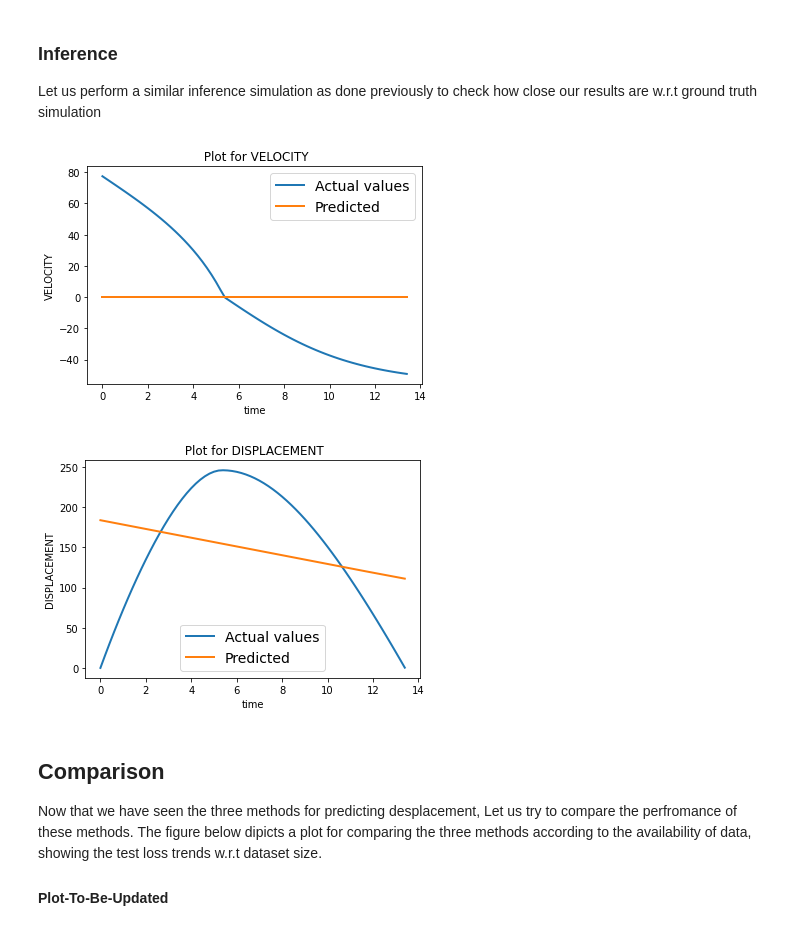
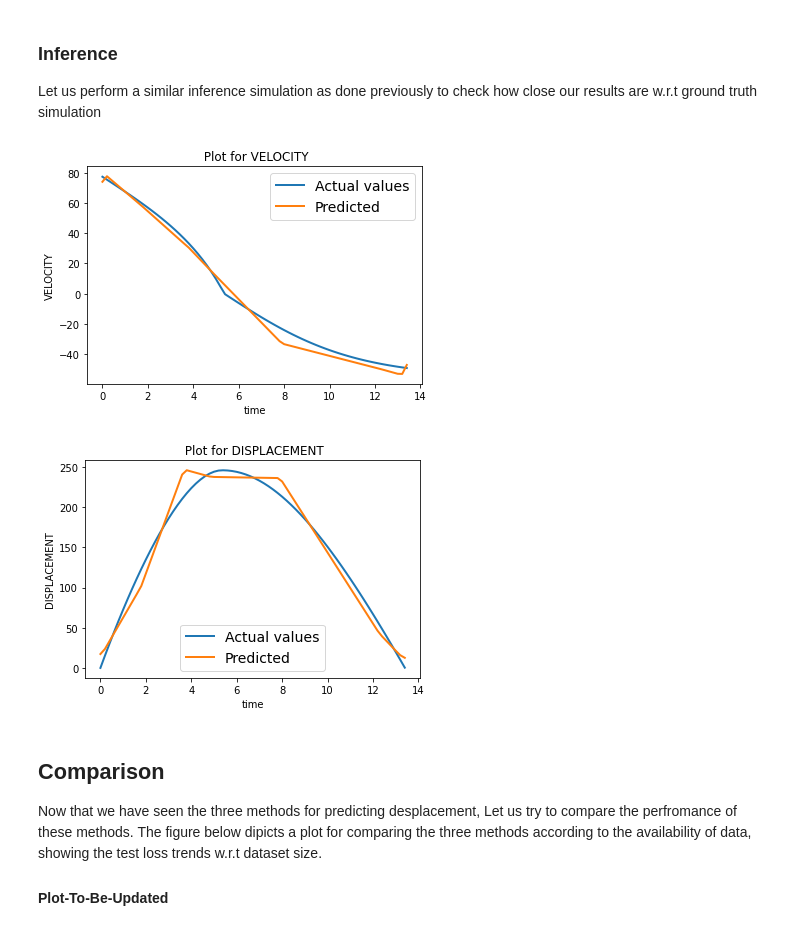
Before and after one commit to srinath2022/physics-based-DL, a Jupyter notebook: AGentleStart.ipynb, the cells around one changed output. Cells and saved outputs as stored; diff of their text form; code cells hidden in the pictures.

```diff
--- a/AGentleStart.ipynb
+++ b/AGentleStart.ipynb
@@ -464,10 +466,15 @@ Let use define a new model and the loss function for this method.
 # %%
+N_DATA_SAMPLES      = 10000
+dataset             = create_data(N_DATA_SAMPLES, 'VELOCITY_DISPLACEMENT', 'AIR_QUADRATIC_DRAG', 20, 120)
+dataset_train       = dataset[:int(N_DATA_SAMPLES*0.8)]
+dataset_test        = dataset[int(N_DATA_SAMPLES*0.8):]
+
 class PhysicsNewtonNet(nn.Module):
   def __init__(self):
     super().__init__()
     self.nn1 = nn.Linear(in_features=2, out_features=16)
     self.nn2 = nn.Linear(in_features=16, out_features=4)
-    self.nn3 = nn.Linear(in_features=4, out_features=1)
+    self.nn3 = nn.Linear(in_features=4, out_features=2)
     self.relu = nn.ReLU()
 
   def forward(self, x):
@@ -484,23 +491,26 @@ class SupervisedPlusPhysicsBasedLoss(nn.Module):
     self.gamma = gamma
 
   def forward(self, Y_predicted, Y_actual, X):
-    s_predicted = Y_predicted[:, :, 0]
+    v_predicted = Y_predicted[:, :, 0]
+    s_predicted = Y_predicted[:, :, 1]
     u_initial = X[:, :, 0]
-    t_data    = X[:, :, 1]
+    v_square_from_s = torch.add(torch.square(u_initial), -2*g*s_predicted)
+    v_square_from_predicted = torch.square(v_predicted)
+    difference = torch.subtract(v_square_from_predicted, v_square_from_s)
+    squared_difference = torch.square(difference)
+
+    # supervised v term
+    v_actual = Y_actual[:, :, 0]
+    difference_v = torch.subtract(v_predicted, v_actual)
+    squared_difference_v = torch.square(difference_v)
 
     # supervised s term
-    s_actual = Y_actual[:, :, 0]
+    s_actual = Y_actual[:, :, 1]
     difference_s = torch.subtract(s_predicted, s_actual)
     squared_difference_s = torch.square(difference_s)
 
-    # s from u, t
-    ut        = torch.multiply(u_initial, t_data)
-    half_gt2  = torch.multiply(0.5*g*t_data, t_data)
-    s_physics = torch.subtract(ut, half_gt2)
-    difference_s_phy = torch.subtract(s_predicted, s_physics)
-    squared_difference_s_phy = torch.square(difference_s_phy)
-
-    sqr_diff_sum = torch.add(squared_difference_s, self.gamma*squared_difference_s_phy)
+    sqr_diff_sum = torch.add(squared_difference_v, squared_difference_s)
+    sqr_diff_sum = torch.add(sqr_diff_sum, self.gamma*squared_difference)
 
     loss = torch.sum(sqr_diff_sum)
     loss = loss/X.shape[0]
@@ -510,12 +523,11 @@ class SupervisedPlusPhysicsBasedLoss(nn.Module):
 
 Train the model on exact same data which is used in the Deep Learning method using the new model and new loss defined.
 # %%
-
 BATCH_SIZE                  = 16
 model_v_s_supervisedPhy     = PhysicsNewtonNet()
 train_dataloader_v_s        = DataLoader(dataset_train, batch_size=BATCH_SIZE, shuffle=True)
 optimizer_v_s_supervisedPhy = optim.Adam(model_v_s_supervisedPhy.parameters(), lr = 0.005)
-criterion                   = SupervisedPlusPhysicsBasedLoss(gamma=0.000001)
+criterion                   = SupervisedPlusPhysicsBasedLoss(gamma=0.00001)
 epochs                      = 100
 model_v_s_supervisedPhy, t_loss, t_epochs = train(model_v_s_supervisedPhy, train_dataloader_v_s, optimizer_v_s_supervisedPhy, criterion, epochs)
 loss_plot(t_epochs, t_loss)
@@ -548,13 +560,13 @@ Let us perform a similar inference simulation as done previously to check how cl
 # %%
 # Run simulation and compare
 U_INITIAL = 77.4356
-times_p, velocities_p, displacements_p  = simulation_inference('DISPLACEMENT', model_v_s_supervisedPhy, U_INITIAL, 'AIR_QUADRATIC_DRAG')
+times_p, velocities_p, displacements_p  = simulation_inference('VELOCITY_DISPLACEMENT', model_v_s_supervisedPhy, U_INITIAL, 'AIR_QUADRATIC_DRAG')
 times, velocities, displacements        = simulate_flight(U_INITIAL, 'AIR_QUADRATIC_DRAG')
 compare_plot(times, velocities, velocities_p, 'VELOCITY')
 compare_plot(times, displacements, displacements_p, 'DISPLACEMENT')
 # %% [output]
-[figure, old version]
+[figure, new version]
-[figure, old version]
+[figure, new version]
 # %% [markdown]
 ## Comparison
 Now that we have seen the three methods for predicting desplacement, Let us try to compare the perfromance of these methods.
```
Also changed, not shown: parts of 11 cells of this notebook.
